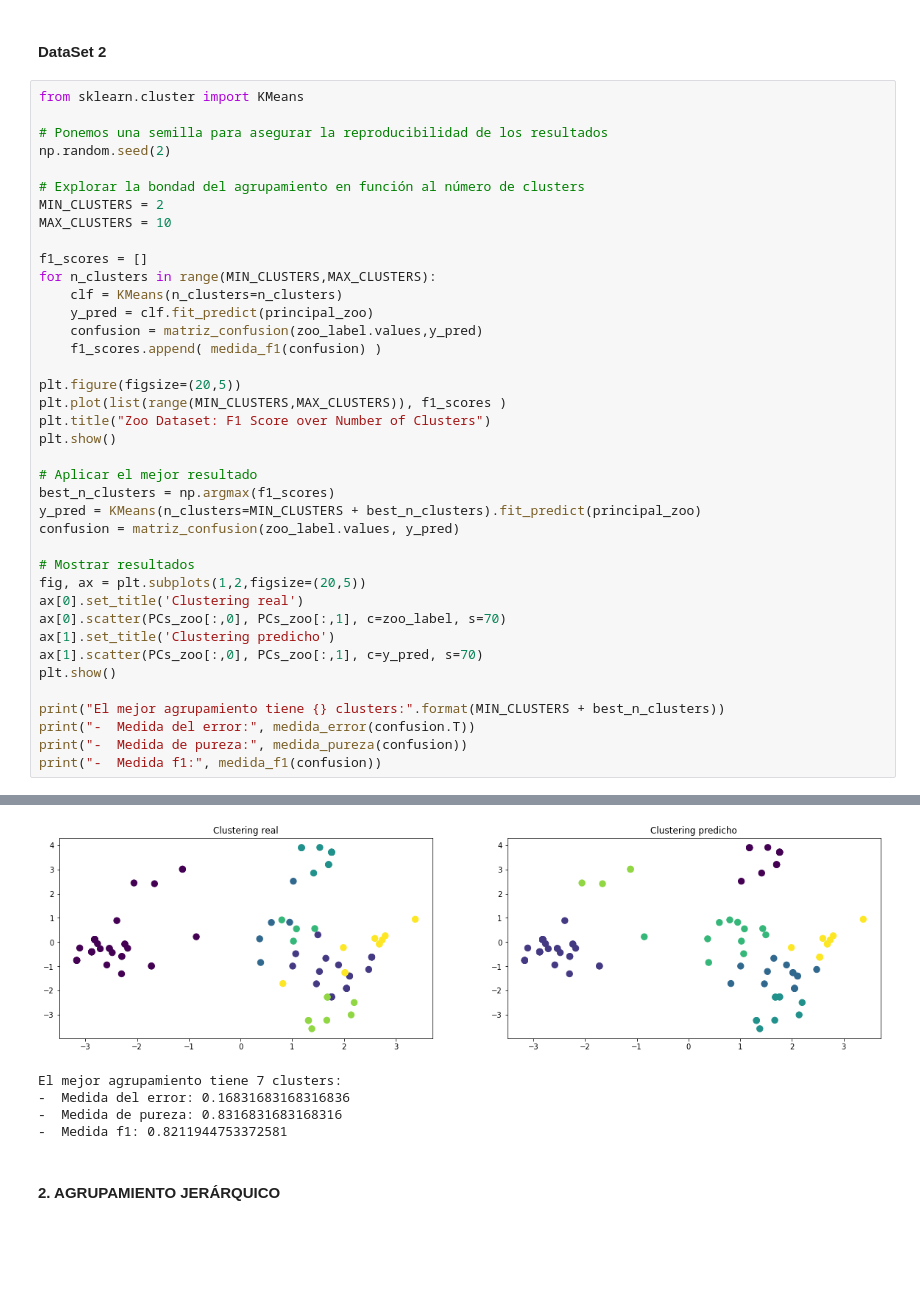
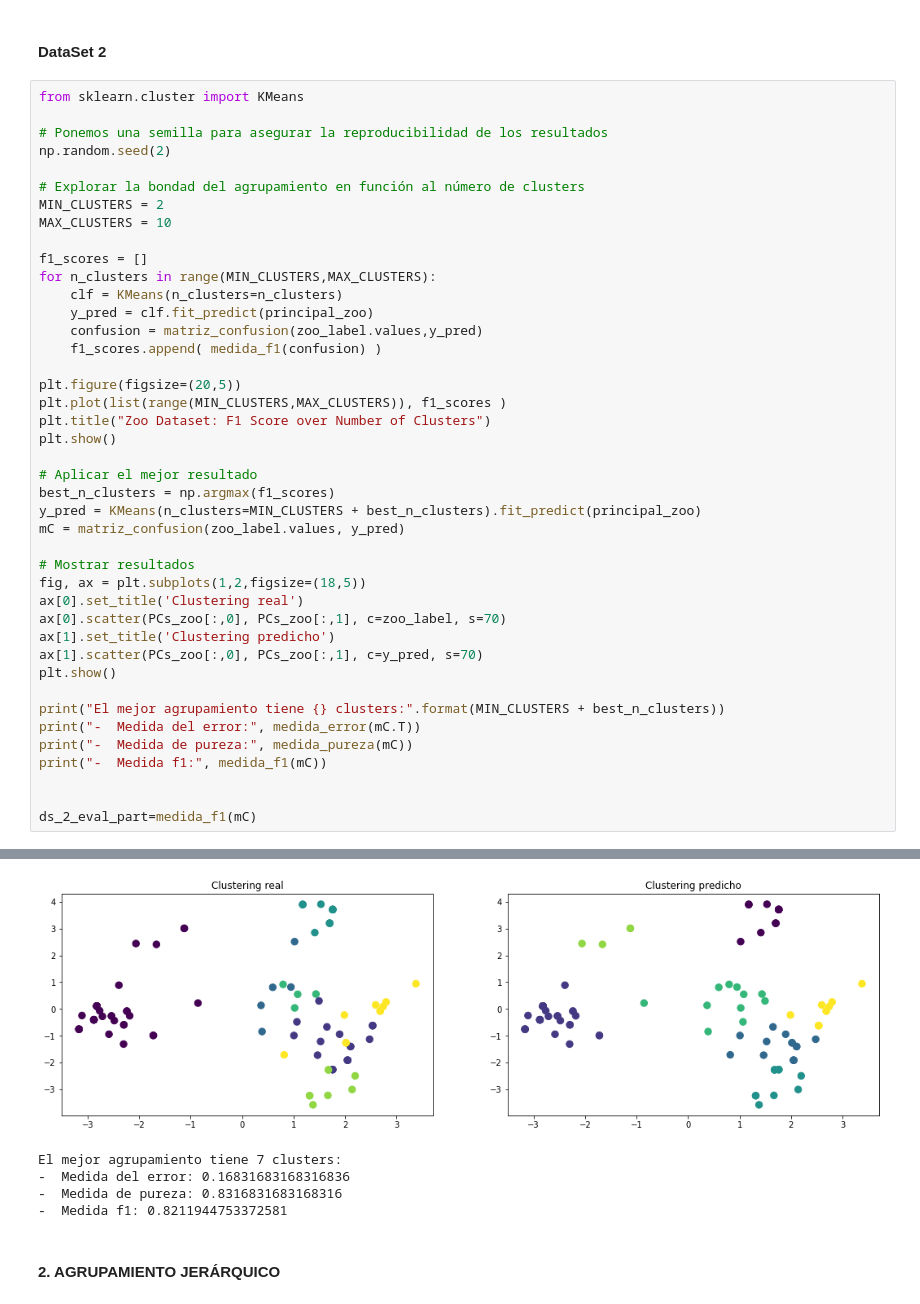
Before and after one commit to alvaronavarroguz/06MAIR-Aprendizaje-No-Supervisado, a Jupyter notebook: Trabajo_Final/Trabajo_Final.ipynb, the cells around one changed output, grey strips where cells are left out. Drawn from its saved outputs; the diff is of its cells as text; blank space fills up the shorter version.

```diff
--- a/Trabajo_Final/Trabajo_Final.ipynb
+++ b/Trabajo_Final/Trabajo_Final.ipynb
@@ -197,39 +201,42 @@ np.random.seed(2)
 # Explorar la bondad del agrupamiento en función al número de clusters
 MIN_CLUSTERS = 2
 MAX_CLUSTERS = 10
 
 f1_scores = []
 for n_clusters in range(MIN_CLUSTERS,MAX_CLUSTERS):
     clf = KMeans(n_clusters=n_clusters)
     y_pred = clf.fit_predict(principal_zoo)
     confusion = matriz_confusion(zoo_label.values,y_pred)
     f1_scores.append( medida_f1(confusion) )
 
 plt.figure(figsize=(20,5))
 plt.plot(list(range(MIN_CLUSTERS,MAX_CLUSTERS)), f1_scores )
 plt.title("Zoo Dataset: F1 Score over Number of Clusters")
 plt.show()
 
 # Aplicar el mejor resultado
 best_n_clusters = np.argmax(f1_scores)
 y_pred = KMeans(n_clusters=MIN_CLUSTERS + best_n_clusters).fit_predict(principal_zoo)
-confusion = matriz_confusion(zoo_label.values, y_pred)
+mC = matriz_confusion(zoo_label.values, y_pred)
 
 # Mostrar resultados
-fig, ax = plt.subplots(1,2,figsize=(20,5))
+fig, ax = plt.subplots(1,2,figsize=(18,5))
 ax[0].set_title('Clustering real')
 ax[0].scatter(PCs_zoo[:,0], PCs_zoo[:,1], c=zoo_label, s=70)
 ax[1].set_title('Clustering predicho')
 ax[1].scatter(PCs_zoo[:,0], PCs_zoo[:,1], c=y_pred, s=70)
 plt.show()
 
 print("El mejor agrupamiento tiene {} clusters:".format(MIN_CLUSTERS + best_n_clusters))
-print("-  Medida del error:", medida_error(confusion.T))
-print("-  Medida de pureza:", medida_pureza(confusion))
-print("-  Medida f1:", medida_f1(confusion))
+print("-  Medida del error:", medida_error(mC.T))
+print("-  Medida de pureza:", medida_pureza(mC))
+print("-  Medida f1:", medida_f1(mC))
+
+
+ds_2_eval_part=medida_f1(mC)
 # %% [output]
 [figure]
-[figure, old version]
+[figure, new version]
 El mejor agrupamiento tiene 7 clusters:
 -  Medida del error: 0.16831683168316836
 -  Medida de pureza: 0.8316831683168316
```
Also changed, not shown: parts of 20 cells of this notebook.
